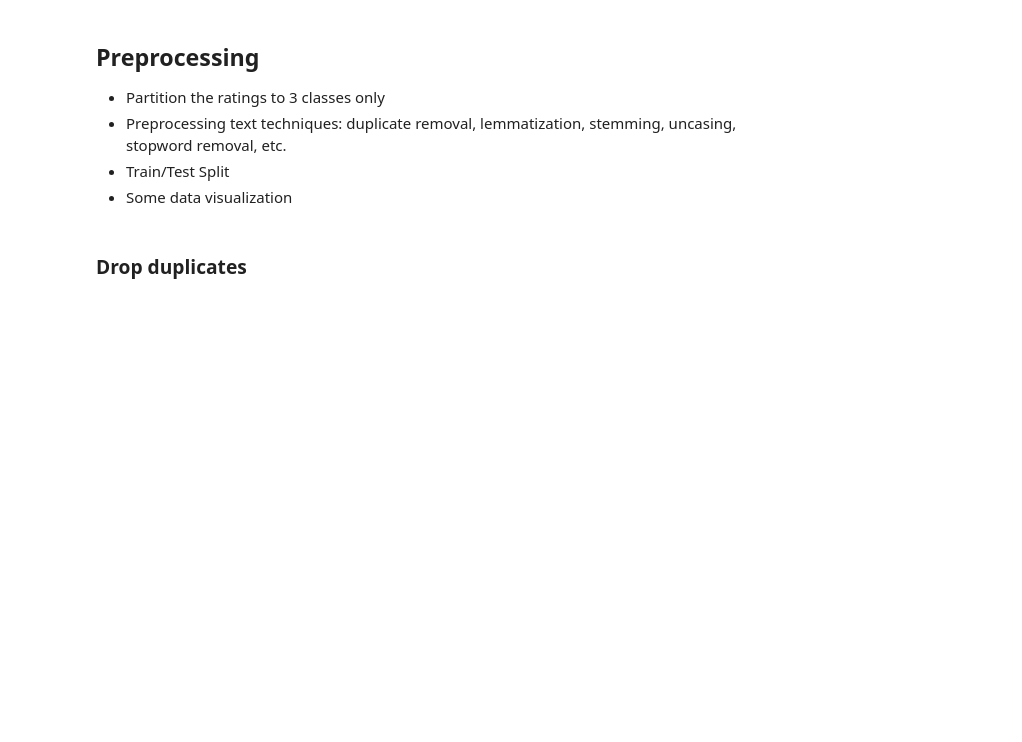
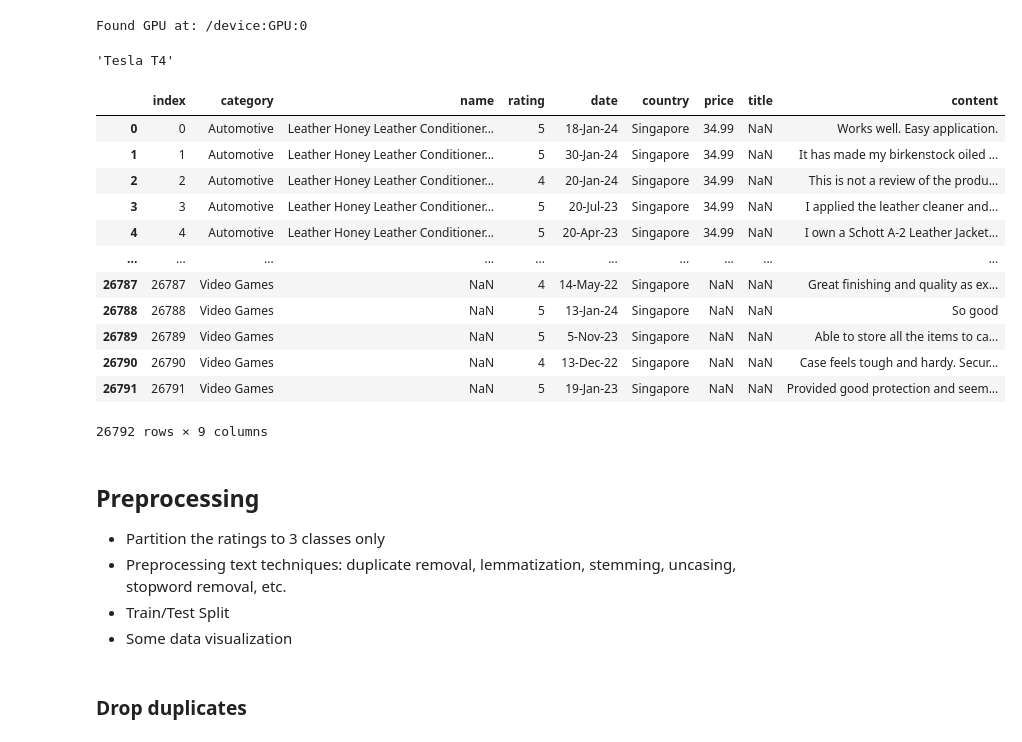
Before and after one commit to vuducanh0802/CZ4034-classification, a Jupyter notebook: CZ4034.ipynb, the cells around one changed output. Cells and saved outputs as stored; diff of their text form; code cells hidden in the pictures; blank space fills up the shorter version.

```diff
--- a/CZ4034.ipynb
+++ b/CZ4034.ipynb
@@ -1,3 +1,12 @@
 # %%
 !pip install -q wordcloud
 !pip install -q pytorch-pretrained-bert pytorch-nlp
+# %%
+import tensorflow as tf
+
+device_name = tf.test.gpu_device_name()
+if device_name != '/device:GPU:0':
+  raise SystemError('GPU device not found')
+print('Found GPU at: {}'.format(device_name))
+# %% [output]
+Found GPU at: /device:GPU:0
@@ -4,8 +26,28 @@
+# %%
+device = torch.device("cuda" if torch.cuda.is_available() else "cpu")
+n_gpu = torch.cuda.device_count()
+torch.cuda.get_device_name(0)
+# %% [output]
+'Tesla T4'
 # %%
 import pandas as pd
 # %%
-df = pd.read_csv("/content/formatted_Amazon_Bestsellers_ALL_Reviews_2024-03-07_06-01.csv")
+df = pd.read_csv("/content/merged_formatted_Amazon_Bestsellers_ALL_Reviews.csv")
 df
+# %% [output]
+|  | index | category | name | rating | date | country | price | title | content |
+| 0 | 0 | Automotive | Leather Honey Leather Conditioner... | 5 | 18-Jan-24 | Singapore | 34.99 | NaN | Works well. Easy application. |
+| 1 | 1 | Automotive | Leather Honey Leather Conditioner... | 5 | 30-Jan-24 | Singapore | 34.99 | NaN | It has made my birkenstock oiled ... |
+| 2 | 2 | Automotive | Leather Honey Leather Conditioner... | 4 | 20-Jan-24 | Singapore | 34.99 | NaN | This is not a review of the produ... |
+| 3 | 3 | Automotive | Leather Honey Leather Conditioner... | 5 | 20-Jul-23 | Singapore | 34.99 | NaN | I applied the leather cleaner and... |
+| 4 | 4 | Automotive | Leather Honey Leather Conditioner... | 5 | 20-Apr-23 | Singapore | 34.99 | NaN | I own a Schott A-2 Leather Jacket... |
+| ... | ... | ... | ... | ... | ... | ... | ... | ... | ... |
+| 26787 | 26787 | Video Games | NaN | 4 | 14-May-22 | Singapore | NaN | NaN | Great finishing and quality as ex... |
+| 26788 | 26788 | Video Games | NaN | 5 | 13-Jan-24 | Singapore | NaN | NaN | So good |
+| 26789 | 26789 | Video Games | NaN | 5 | 5-Nov-23 | Singapore | NaN | NaN | Able to store all the items to ca... |
+| 26790 | 26790 | Video Games | NaN | 4 | 13-Dec-22 | Singapore | NaN | NaN | Case feels tough and hardy. Secur... |
+| 26791 | 26791 | Video Games | NaN | 5 | 19-Jan-23 | Singapore | NaN | NaN | Provided good protection and seem... |
+26792 rows × 9 columns
 # %% [markdown]
 ## Preprocessing
 - Partition the ratings to 3 classes only
```
Also changed, not shown: parts of 20 cells of this notebook, 2 other files.
